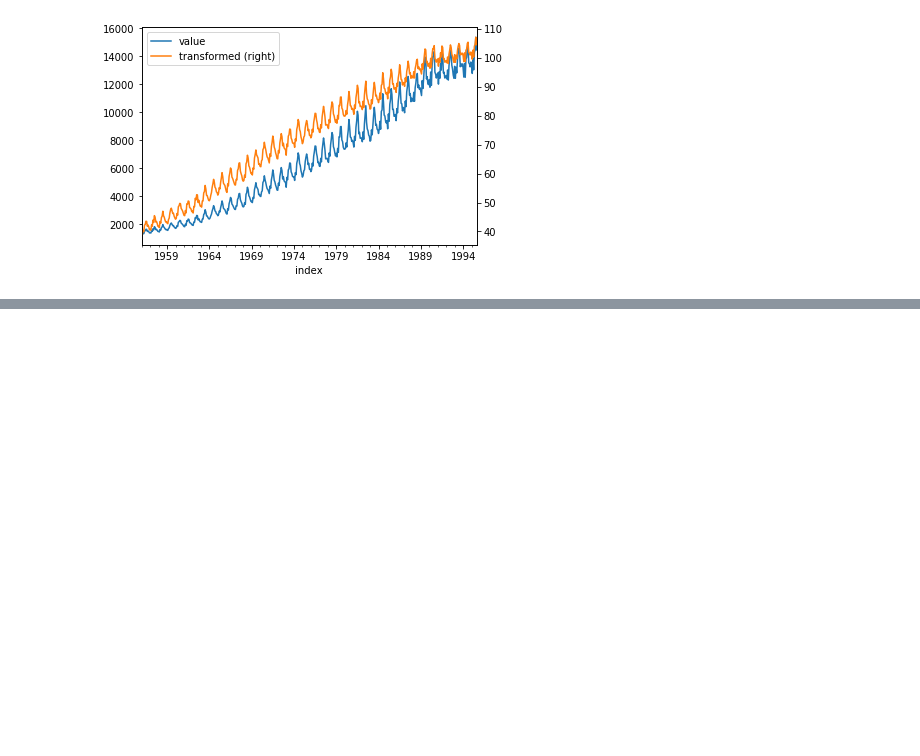
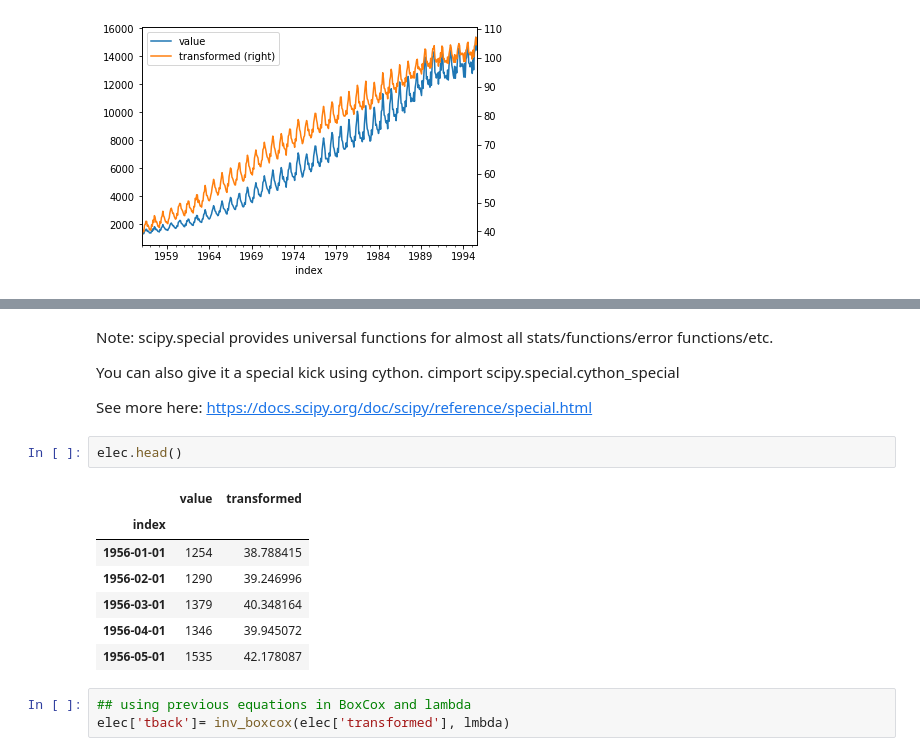
Before and after one commit to robahall/tswalkthrough, a Jupyter notebook: notebooks/2.0_rah_time_forecasters_toolbox.ipynb, the cells around one changed output, grey strips where cells are left out. Cells and saved outputs as stored; diff of their text form; blank space fills up the shorter version.

```diff
--- a/notebooks/2.0_rah_time_forecasters_toolbox.ipynb
+++ b/notebooks/2.0_rah_time_forecasters_toolbox.ipynb
@@ -212,0 +245,19 @@ Value transformed with box-cox transformation with lambda = 0.3896252474492478
+# %% [markdown]
+Note: scipy.special provides universal functions for almost all stats/functions/error functions/etc.
+
+You can also give it a special kick using cython. cimport scipy.special.cython_special
+
+See more here: https://docs.scipy.org/doc/scipy/reference/special.html
+# %%
+elec.head()
+# %% [output]
+|  | value | transformed |
+| index |  |  |
+| 1956-01-01 | 1254 | 38.788415 |
+| 1956-02-01 | 1290 | 39.246996 |
+| 1956-03-01 | 1379 | 40.348164 |
+| 1956-04-01 | 1346 | 39.945072 |
+| 1956-05-01 | 1535 | 42.178087 |
+# %%
+## using previous equations in BoxCox and lambda
+elec['tback']= inv_boxcox(elec['transformed'], lmbda)
```
Also changed, not shown: parts of 15 cells of this notebook.
